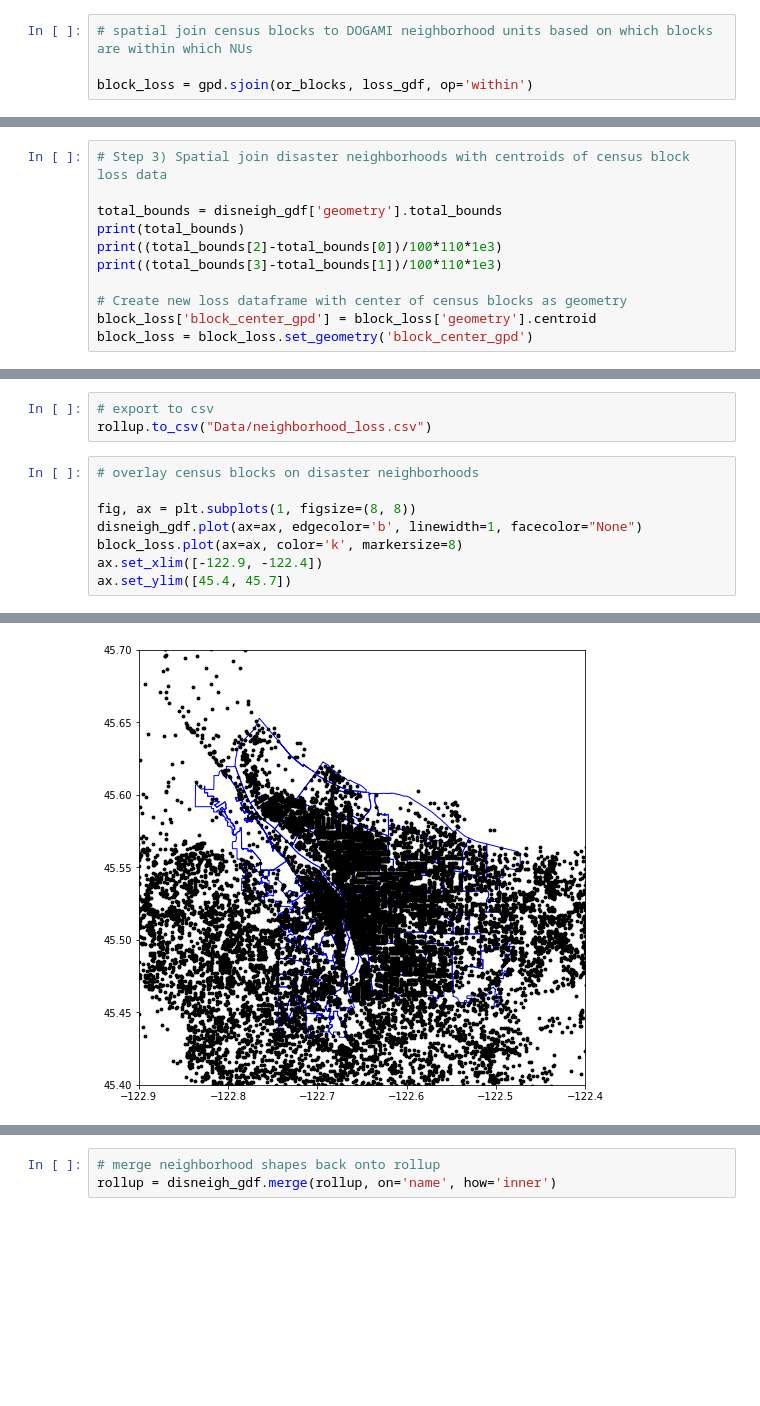
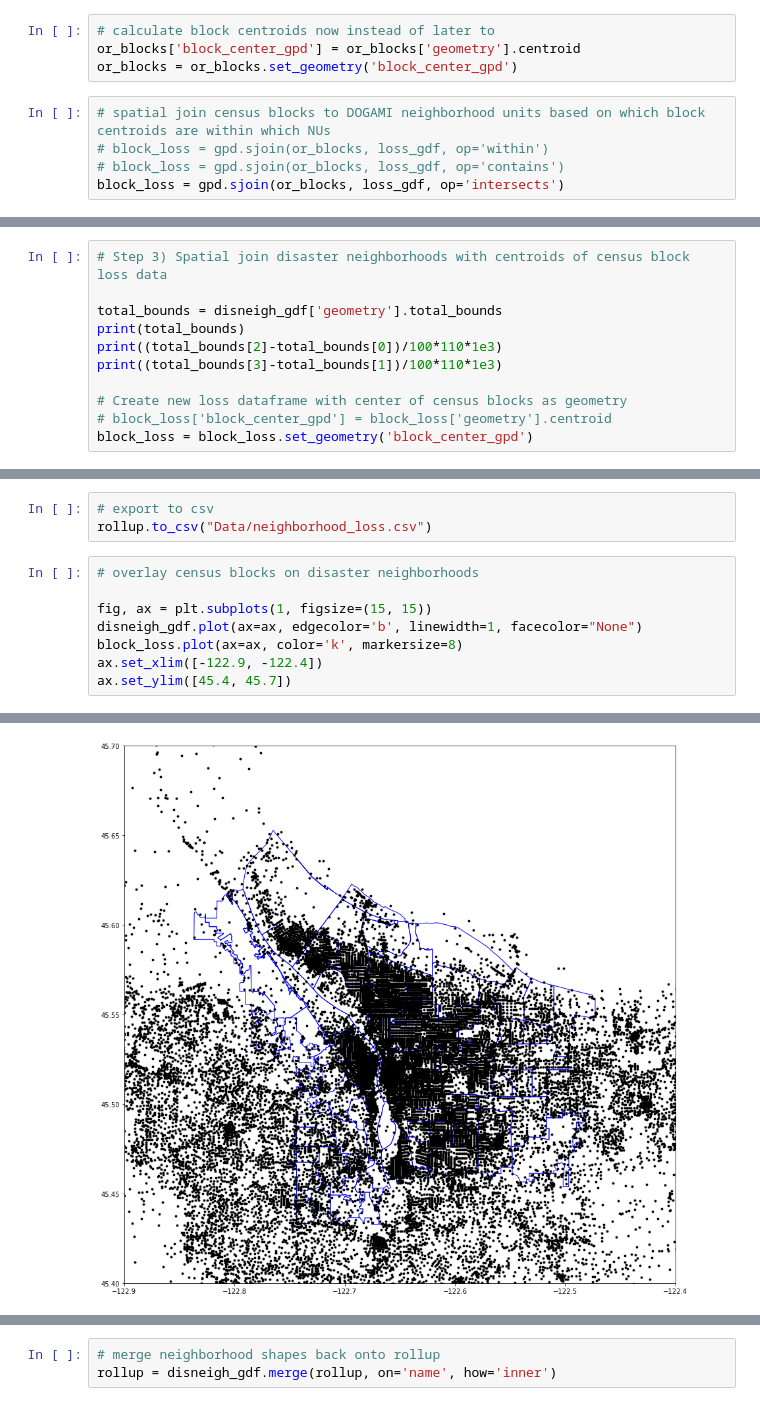
Before and after one commit to hackoregon/disaster-resilience, a Jupyter notebook: notebooks/block_centroid_allocation_dogami_to_disaster_ST.ipynb, the cells around one changed output, grey strips where cells are left out. Drawn from its saved outputs; the diff is of its cells as text; blank space fills up the shorter version.

Commit message:
adjust spatial join of census blocks to DOGAMI NUs to use centroids

```diff
--- a/notebooks/block_centroid_allocation_dogami_to_disaster_ST.ipynb
+++ b/notebooks/block_centroid_allocation_dogami_to_disaster_ST.ipynb
@@ -288,10 +288,15 @@ or_blocks.crs
 # %%
 # align block crs to NUs
 or_blocks = or_blocks.to_crs({'init': 'epsg:4326'})
+# %%
+# calculate block centroids now instead of later to
+or_blocks['block_center_gpd'] = or_blocks['geometry'].centroid
+or_blocks = or_blocks.set_geometry('block_center_gpd')
 # %%
-# spatial join census blocks to DOGAMI neighborhood units based on which blocks are within which NUs
-
-block_loss = gpd.sjoin(or_blocks, loss_gdf, op='within')
+# spatial join census blocks to DOGAMI neighborhood units based on which block centroids are within which NUs
+# block_loss = gpd.sjoin(or_blocks, loss_gdf, op='within')
+# block_loss = gpd.sjoin(or_blocks, loss_gdf, op='contains')
+block_loss = gpd.sjoin(or_blocks, loss_gdf, op='intersects')
 # %%
 block_loss.info()
 # %% [output]
@@ -387,7 +392,7 @@ print((total_bounds[2]-total_bounds[0])/100*110*1e3)
 print((total_bounds[3]-total_bounds[1])/100*110*1e3)
 
 # Create new loss dataframe with center of census blocks as geometry
-block_loss['block_center_gpd'] = block_loss['geometry'].centroid
+# block_loss['block_center_gpd'] = block_loss['geometry'].centroid
 block_loss = block_loss.set_geometry('block_center_gpd')
 # %% [output]
 [-122.83674938   45.43254202 -122.47203811   45.65287733]
@@ -499,14 +524,14 @@ rollup.to_csv("Data/neighborhood_loss.csv")
 # %%
 # overlay census blocks on disaster neighborhoods
 
-fig, ax = plt.subplots(1, figsize=(8, 8))
+fig, ax = plt.subplots(1, figsize=(15, 15))
 disneigh_gdf.plot(ax=ax, edgecolor='b', linewidth=1, facecolor="None")
 block_loss.plot(ax=ax, color='k', markersize=8)
 ax.set_xlim([-122.9, -122.4])
 ax.set_ylim([45.4, 45.7])
 # %% [output]
 (45.4, 45.7)
-[figure, old version]
+[figure, new version]
 # %%
 # some summary stats
 rollup.describe()
```
Also changed, not shown: parts of 24 cells of this notebook, 1 other file.
